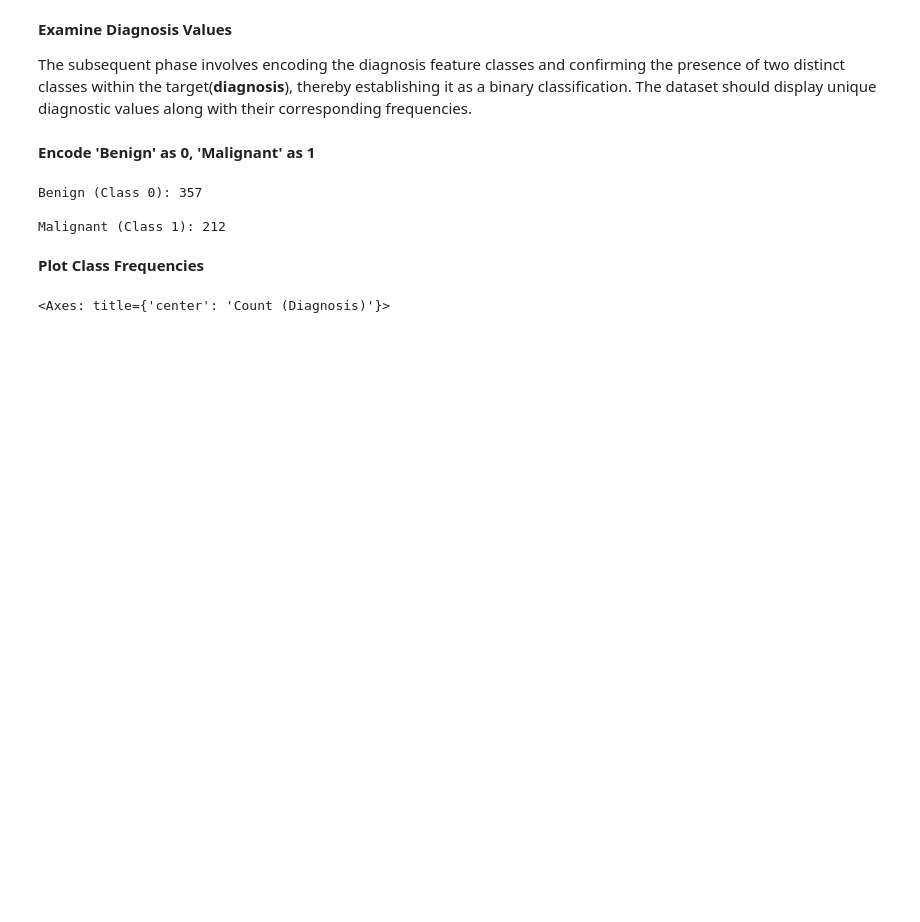
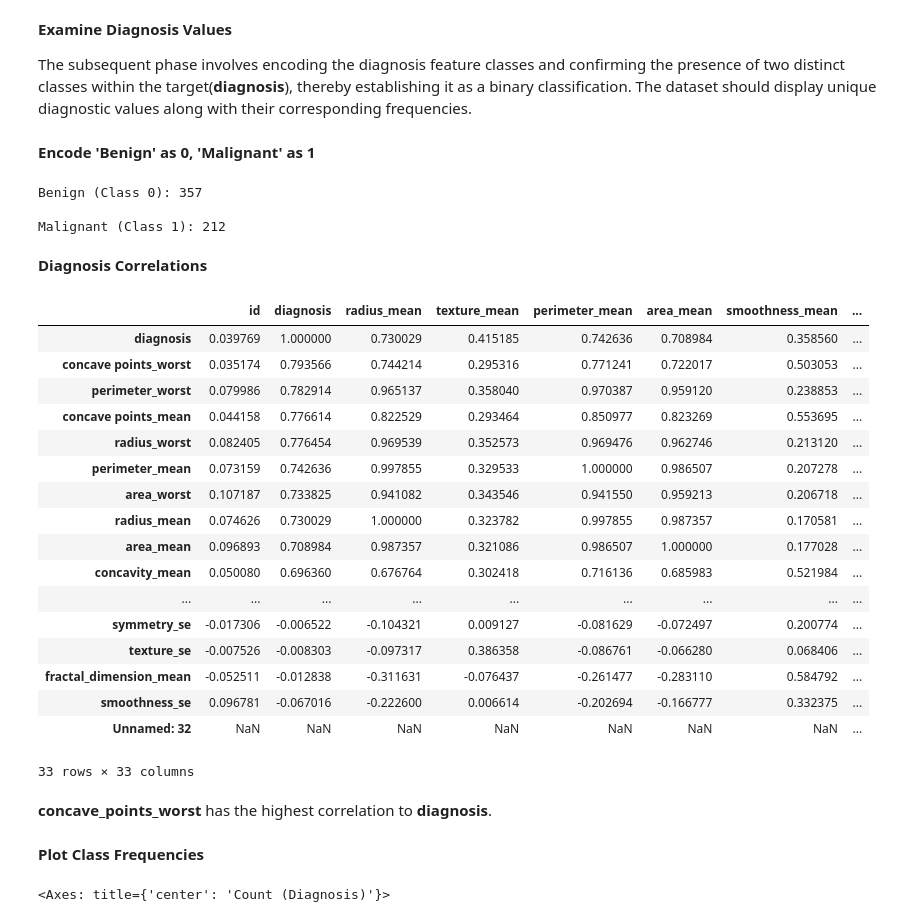
Before and after one commit to tyrantdavis/Logistic-Regression-Breast-Cancer, a Jupyter notebook: Logistic-Regression-Breast-Cancer.ipynb, the cells around one changed output. Cells and saved outputs as stored; diff of their text form; code cells hidden in the pictures; blank space fills up the shorter version.

Commit message:
Examine class balance.
Add diagnosis correlation table. Correct correlation heat map spotlights.

```diff
--- a/Logistic-Regression-Breast-Cancer.ipynb
+++ b/Logistic-Regression-Breast-Cancer.ipynb
@@ -154,6 +154,32 @@ print("Malignant (Class 1):", diagnosis_class_counts[1], "\n")
 Benign (Class 0): 357
 
 Malignant (Class 1): 212
+# %% [markdown]
+**Diagnosis Correlations**
+# %%
+sorted_matrix = df.corr().sort_values("diagnosis", ascending=False)
+sorted_matrix
+# %% [output]
+|  | id | diagnosis | radius_mean | texture_mean | perimeter_mean | area_mean | smoothness_mean | ... |
+| diagnosis | 0.039769 | 1.000000 | 0.730029 | 0.415185 | 0.742636 | 0.708984 | 0.358560 | ... |
+| concave points_worst | 0.035174 | 0.793566 | 0.744214 | 0.295316 | 0.771241 | 0.722017 | 0.503053 | ... |
+| perimeter_worst | 0.079986 | 0.782914 | 0.965137 | 0.358040 | 0.970387 | 0.959120 | 0.238853 | ... |
+| concave points_mean | 0.044158 | 0.776614 | 0.822529 | 0.293464 | 0.850977 | 0.823269 | 0.553695 | ... |
+| radius_worst | 0.082405 | 0.776454 | 0.969539 | 0.352573 | 0.969476 | 0.962746 | 0.213120 | ... |
+| perimeter_mean | 0.073159 | 0.742636 | 0.997855 | 0.329533 | 1.000000 | 0.986507 | 0.207278 | ... |
+| area_worst | 0.107187 | 0.733825 | 0.941082 | 0.343546 | 0.941550 | 0.959213 | 0.206718 | ... |
+| radius_mean | 0.074626 | 0.730029 | 1.000000 | 0.323782 | 0.997855 | 0.987357 | 0.170581 | ... |
+| area_mean | 0.096893 | 0.708984 | 0.987357 | 0.321086 | 0.986507 | 1.000000 | 0.177028 | ... |
+| concavity_mean | 0.050080 | 0.696360 | 0.676764 | 0.302418 | 0.716136 | 0.685983 | 0.521984 | ... |
+| ... | ... | ... | ... | ... | ... | ... | ... | ... |
+| symmetry_se | -0.017306 | -0.006522 | -0.104321 | 0.009127 | -0.081629 | -0.072497 | 0.200774 | ... |
+| texture_se | -0.007526 | -0.008303 | -0.097317 | 0.386358 | -0.086761 | -0.066280 | 0.068406 | ... |
+| fractal_dimension_mean | -0.052511 | -0.012838 | -0.311631 | -0.076437 | -0.261477 | -0.283110 | 0.584792 | ... |
+| smoothness_se | 0.096781 | -0.067016 | -0.222600 | 0.006614 | -0.202694 | -0.166777 | 0.332375 | ... |
+| Unnamed: 32 | NaN | NaN | NaN | NaN | NaN | NaN | NaN | ... |
+33 rows × 33 columns
+# %% [markdown]
+**concave_points_worst** has the highest correlation to **diagnosis**.
 # %% [markdown]
 **Plot Class Frequencies**
 # %%
```
Also changed, not shown: parts of 22 cells of this notebook.
